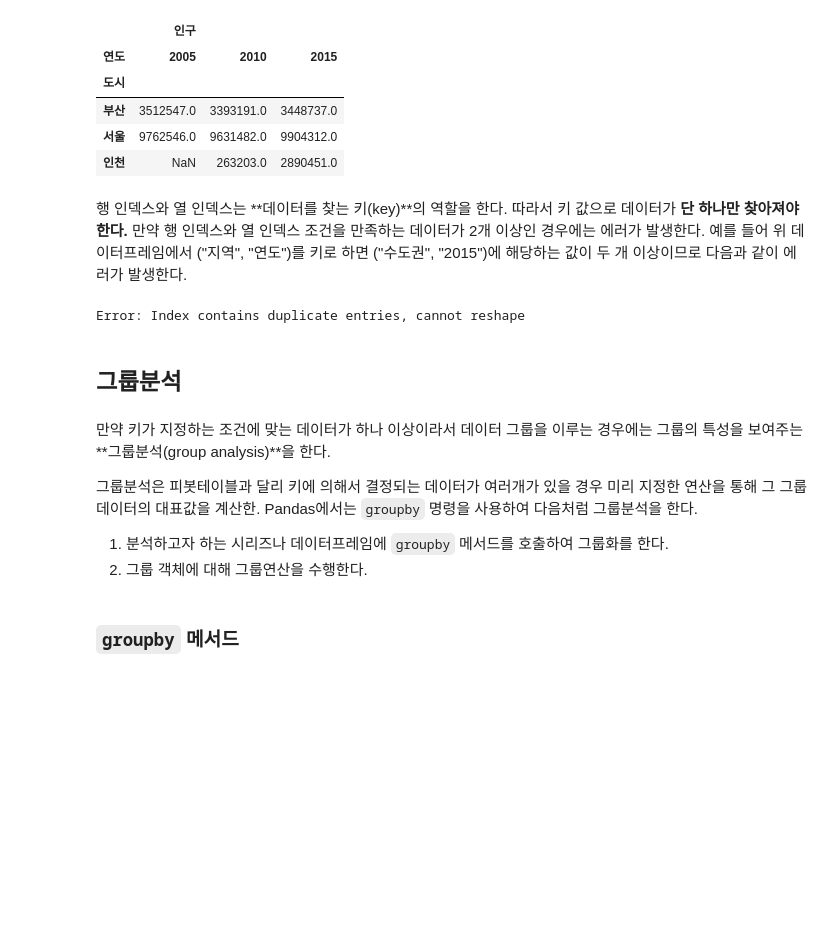
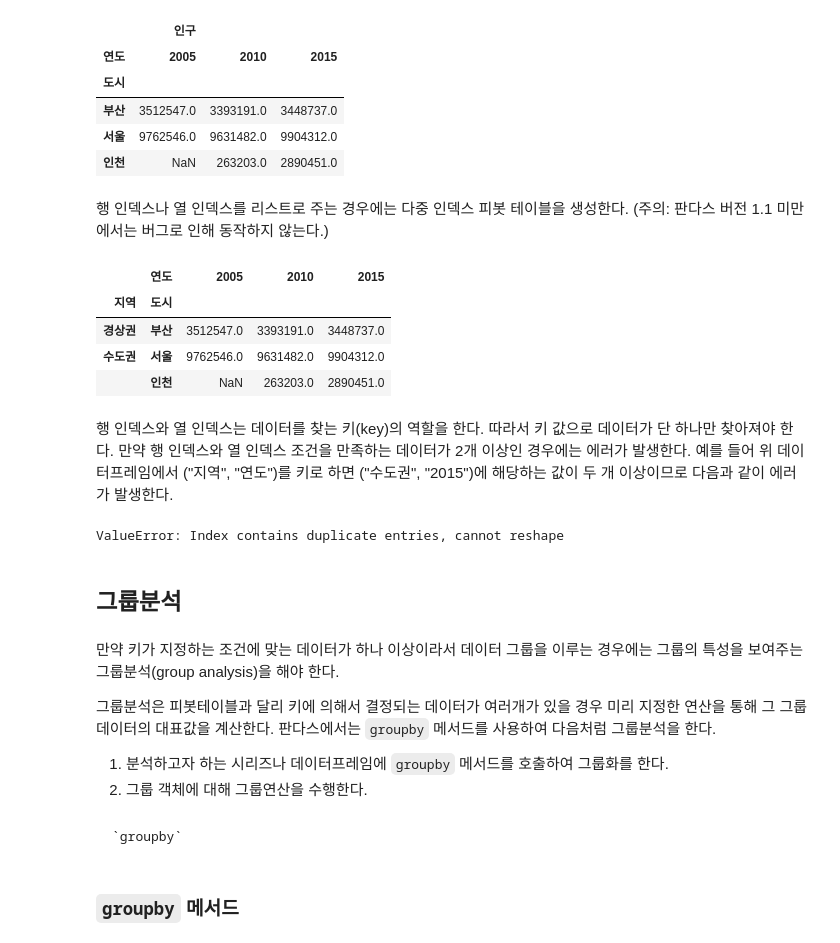
Before and after one commit to datascienceschool/book, a Jupyter notebook: _sources/01 python/04.07 피봇테이블과 그룹분석.ipynb, the cells around one changed output. Drawn from its saved outputs; the diff is of its cells as text; code cells hidden in the pictures; blank space fills up the shorter version.

````diff
--- a/_sources/01 python/04.07 피봇테이블과 그룹분석.ipynb
+++ b/_sources/01 python/04.07 피봇테이블과 그룹분석.ipynb
@@ -53,25 +57,39 @@ df1.set_index(["도시", "연도"])[["인구"]].unstack()
 | 부산 | 3512547.0 | 3393191.0 | 3448737.0 |
 | 서울 | 9762546.0 | 9631482.0 | 9904312.0 |
 | 인천 | NaN | 263203.0 | 2890451.0 |
+# %% [markdown]
+행 인덱스나 열 인덱스를 리스트로 주는 경우에는 다중 인덱스 피봇 테이블을 생성한다. (주의: 판다스 버전 1.1 미만에서는 버그로 인해 동작하지 않는다.)
+# %%
+df1.pivot(["지역", "도시"], "연도", "인구")
+# %% [output]
+|  | 연도 | 2005 | 2010 | 2015 |
+| 지역 | 도시 |  |  |  |
+| 경상권 | 부산 | 3512547.0 | 3393191.0 | 3448737.0 |
+| 수도권 | 서울 | 9762546.0 | 9631482.0 | 9904312.0 |
+|  | 인천 | NaN | 263203.0 | 2890451.0 |
 # %% [markdown]
-행 인덱스와 열 인덱스는 **데이터를 찾는 키(key)**의 역할을 한다. 따라서 키 값으로 데이터가 **단 하나만 찾아져야 한다.**
+행 인덱스와 열 인덱스는 데이터를 찾는 키(key)의 역할을 한다. 따라서 키 값으로 데이터가 단 하나만 찾아져야 한다.
 만약 행 인덱스와 열 인덱스 조건을 만족하는 데이터가 2개 이상인 경우에는 에러가 발생한다. 예를 들어 위 데이터프레임에서 ("지역", "연도")를 키로 하면 ("수도권", "2015")에 해당하는 값이 두 개 이상이므로 다음과 같이 에러가 발생한다.
 # %%
 try:
     df1.pivot("지역", "연도", "인구")
 except ValueError as e:
-    print("Error:", e)
+    print("ValueError:", e)
 # %% [output]
-Error: Index contains duplicate entries, cannot reshape
+ValueError: Index contains duplicate entries, cannot reshape
 # %% [markdown]
 ## 그룹분석
 # %% [markdown]
-만약 키가 지정하는 조건에 맞는 데이터가 하나 이상이라서 데이터 그룹을 이루는 경우에는 그룹의 특성을 보여주는 **그룹분석(group analysis)**을 한다.
+만약 키가 지정하는 조건에 맞는 데이터가 하나 이상이라서 데이터 그룹을 이루는 경우에는 그룹의 특성을 보여주는 그룹분석(group analysis)을 해야 한다.
 
-그룹분석은 피봇테이블과 달리 키에 의해서 결정되는 데이터가 여러개가 있을 경우 미리 지정한 연산을 통해 그 그룹 데이터의 대표값을 계산한. Pandas에서는 `groupby` 명령을 사용하여 다음처럼 그룹분석을 한다.
+그룹분석은 피봇테이블과 달리 키에 의해서 결정되는 데이터가 여러개가 있을 경우 미리 지정한 연산을 통해 그 그룹 데이터의 대표값을 계산한다. 판다스에서는 `groupby` 메서드를 사용하여 다음처럼 그룹분석을 한다.
 
 1. 분석하고자 하는 시리즈나 데이터프레임에 `groupby` 메서드를 호출하여 그룹화를 한다.
 1. 그룹 객체에 대해 그룹연산을 수행한다.
+# %% [markdown]
+```{margin}
+`groupby`
+```
 # %% [markdown]
 ### `groupby` 메서드
 # %% [markdown]
````
Also changed, not shown: parts of 20 cells of this notebook, 5 other files.
